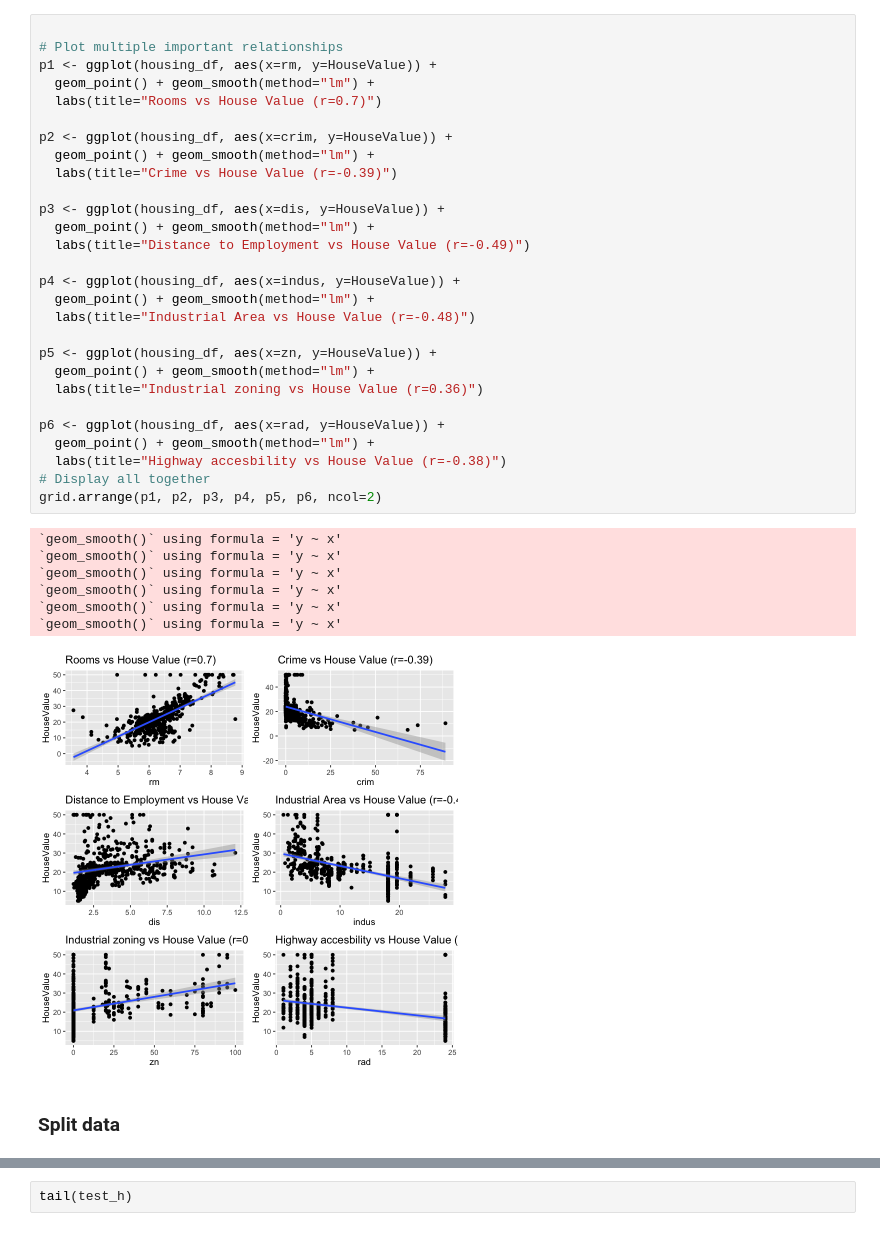
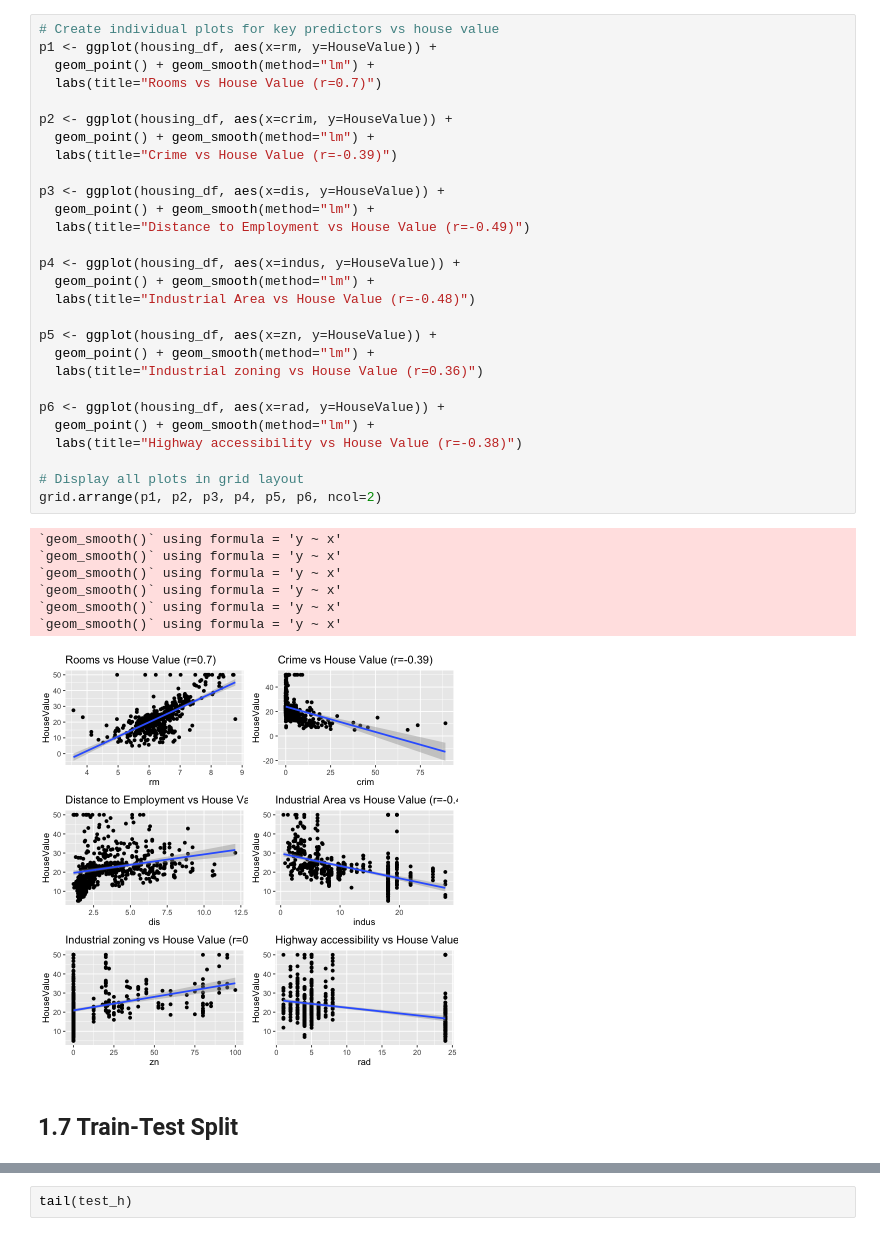
Before and after one commit to godfreydekew/Boston-housing-data-analysis, a Jupyter notebook: house_value_analysis.ipynb, the cells around one changed output, grey strips where cells are left out. Cells and saved outputs as stored; diff of their text form.

```diff
--- a/house_value_analysis.ipynb
+++ b/house_value_analysis.ipynb
@@ -204,41 +222,41 @@ ggplot(housing_df, aes(x=rm, y=HouseValue)) +
 [figure]
 [figure]
 # %%
-
-# Plot multiple important relationships
+# Create individual plots for key predictors vs house value
 p1 <- ggplot(housing_df, aes(x=rm, y=HouseValue)) +
   geom_point() + geom_smooth(method="lm") +
   labs(title="Rooms vs House Value (r=0.7)")
 
 p2 <- ggplot(housing_df, aes(x=crim, y=HouseValue)) +
   geom_point() + geom_smooth(method="lm") +
   labs(title="Crime vs House Value (r=-0.39)")
 
 p3 <- ggplot(housing_df, aes(x=dis, y=HouseValue)) +
   geom_point() + geom_smooth(method="lm") +
   labs(title="Distance to Employment vs House Value (r=-0.49)")
 
 p4 <- ggplot(housing_df, aes(x=indus, y=HouseValue)) +
   geom_point() + geom_smooth(method="lm") +
   labs(title="Industrial Area vs House Value (r=-0.48)")
 
 p5 <- ggplot(housing_df, aes(x=zn, y=HouseValue)) +
   geom_point() + geom_smooth(method="lm") +
   labs(title="Industrial zoning vs House Value (r=0.36)")
 
 p6 <- ggplot(housing_df, aes(x=rad, y=HouseValue)) +
   geom_point() + geom_smooth(method="lm") +
-  labs(title="Highway accesbility vs House Value (r=-0.38)")
-# Display all together
+  labs(title="Highway accessibility vs House Value (r=-0.38)")
+
+# Display all plots in grid layout
 grid.arrange(p1, p2, p3, p4, p5, p6, ncol=2)
 # %% [output]
 `geom_smooth()` using formula = 'y ~ x'
 `geom_smooth()` using formula = 'y ~ x'
 `geom_smooth()` using formula = 'y ~ x'
 `geom_smooth()` using formula = 'y ~ x'
 `geom_smooth()` using formula = 'y ~ x'
 `geom_smooth()` using formula = 'y ~ x'
-[figure, old version]
+[figure, new version]
 # %% [markdown]
-### Split data
+## 1.7 Train-Test Split
 # %%
```
Also changed, not shown: parts of 79 cells of this notebook, 3 other files.
